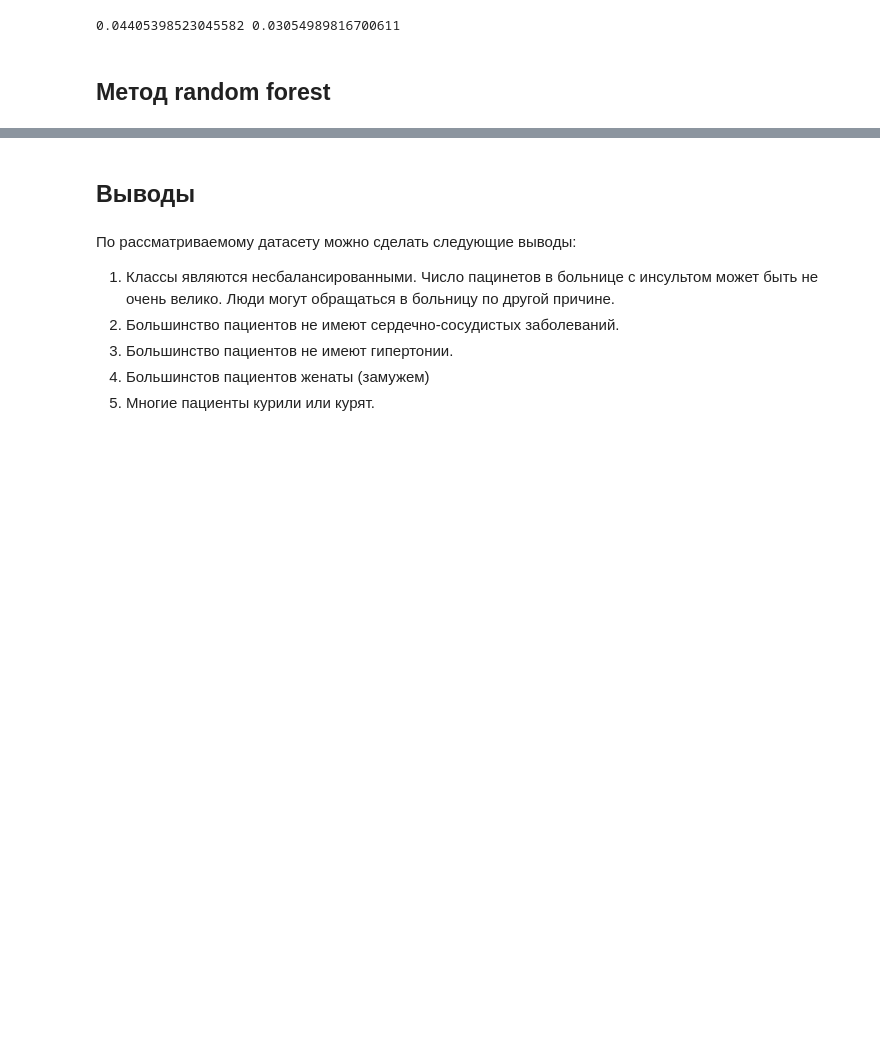
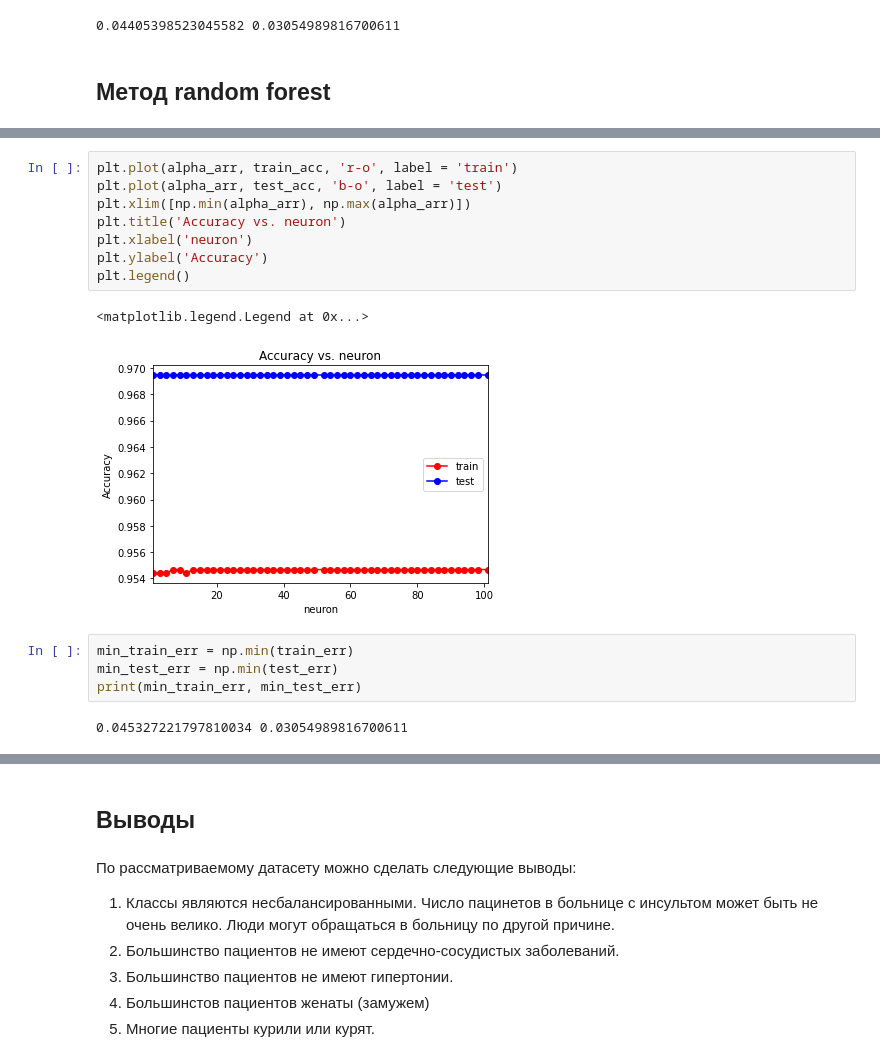
Before and after one commit to hrewhwreh/MachineLearningUNN, a Jupyter notebook: Home Task 1.ipynb, the cells around one changed output, grey strips where cells are left out. Saved outputs shown, nothing was run; the diff lists cells and outputs as text; blank space fills up the shorter version.

```diff
--- a/Home Task 1.ipynb
+++ b/Home Task 1.ipynb
@@ -289,0 +394,17 @@ print(err_train, err_test)
+# %%
+plt.plot(alpha_arr, train_acc, 'r-o', label = 'train')
+plt.plot(alpha_arr, test_acc, 'b-o', label = 'test')
+plt.xlim([np.min(alpha_arr), np.max(alpha_arr)])
+plt.title('Accuracy vs. neuron')
+plt.xlabel('neuron')
+plt.ylabel('Accuracy')
+plt.legend()
+# %% [output]
+<matplotlib.legend.Legend at 0x...>
+[figure, added]
+# %%
+min_train_err = np.min(train_err)
+min_test_err = np.min(test_err)
+print(min_train_err, min_test_err)
+# %% [output]
+0.045327221797810034 0.03054989816700611
```
Also changed, not shown: parts of 22 cells of this notebook.
